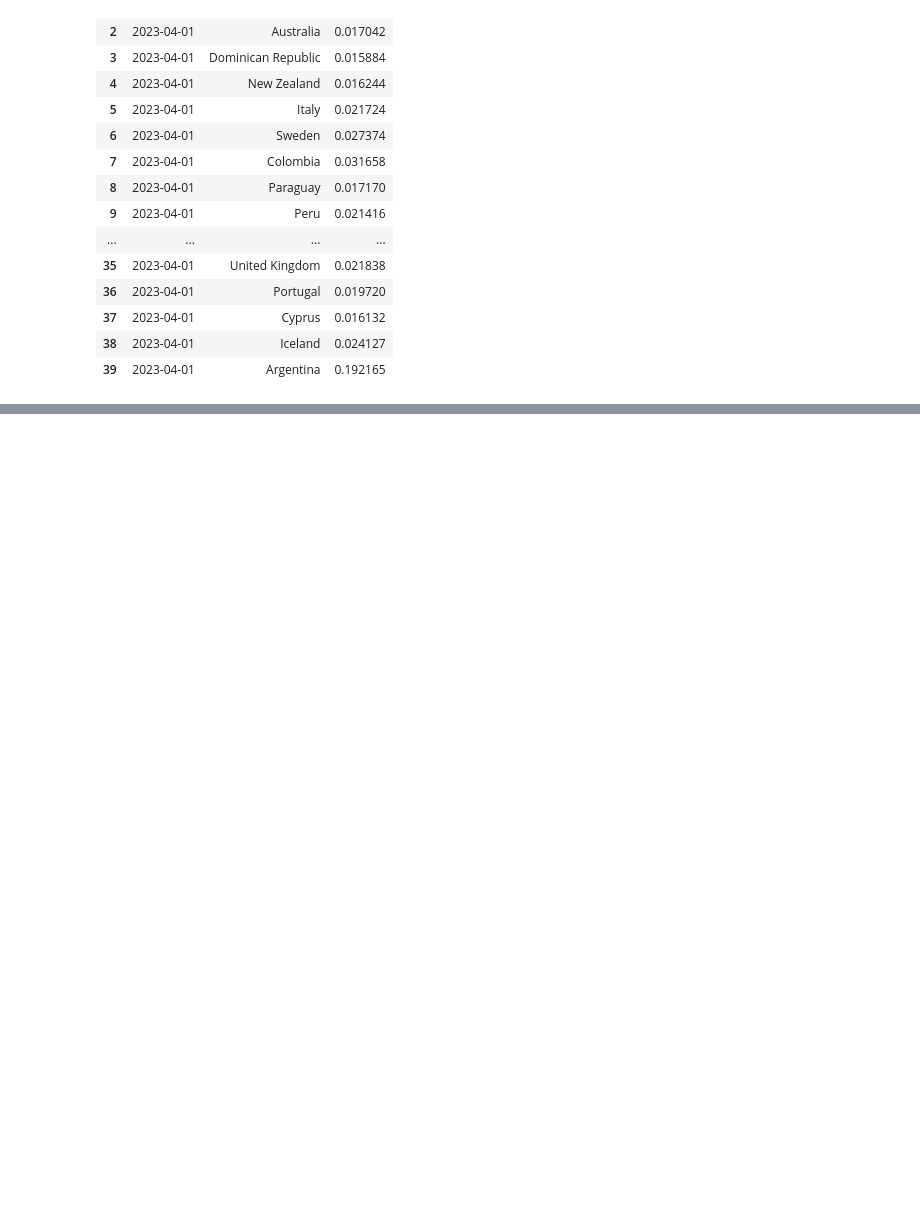
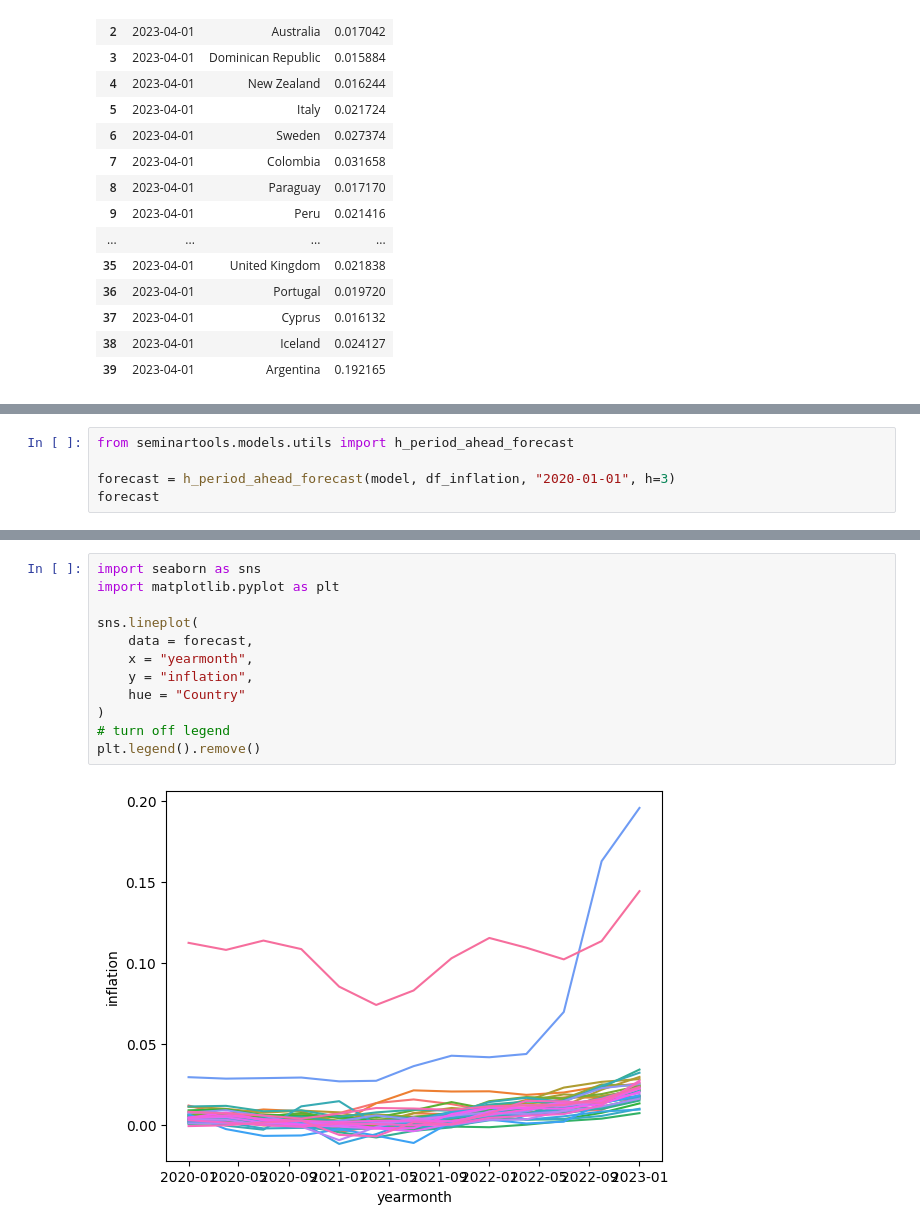
Before and after one commit to mvanaltvorst/seminar, a Jupyter notebook: notebooks/models/4_quarter_avg_model.ipynb, the cells around one changed output, grey strips where cells are left out. Cells and saved outputs as stored; diff of their text form; blank space fills up the shorter version.

Commit message:
Work on h-period ahead forecasting

```diff
--- a/notebooks/models/4_quarter_avg_model.ipynb
+++ b/notebooks/models/4_quarter_avg_model.ipynb
@@ -94,0 +106,5 @@ TypeError: string indices must be integers, not 'str'
+# %%
+from seminartools.models.utils import h_period_ahead_forecast
+
+forecast = h_period_ahead_forecast(model, df_inflation, "2020-01-01", h=3)
+forecast
@@ -94,0 +125,14 @@ TypeError: string indices must be integers, not 'str'
+# %%
+import seaborn as sns
+import matplotlib.pyplot as plt
+
+sns.lineplot(
+    data = forecast,
+    x = "yearmonth",
+    y = "inflation",
+    hue = "Country"
+)
+# turn off legend
+plt.legend().remove()
+# %% [output]
+[figure, added]
```
Also changed, not shown: parts of 7 cells of this notebook, 3 other files.
